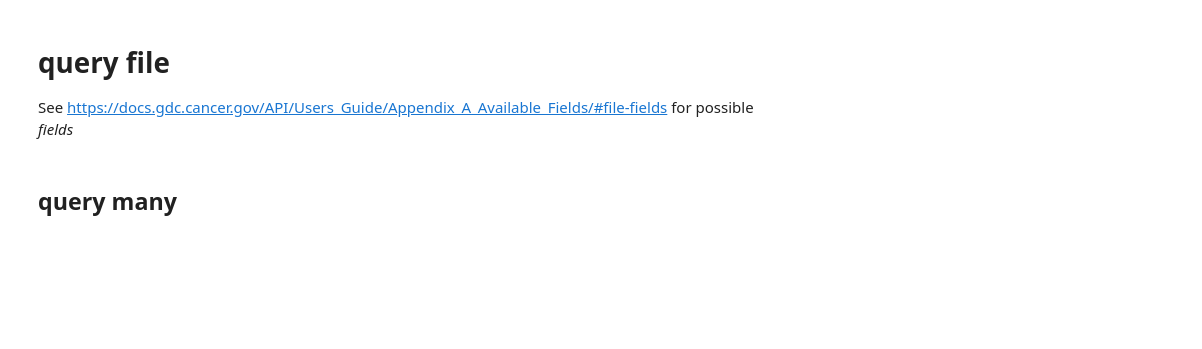
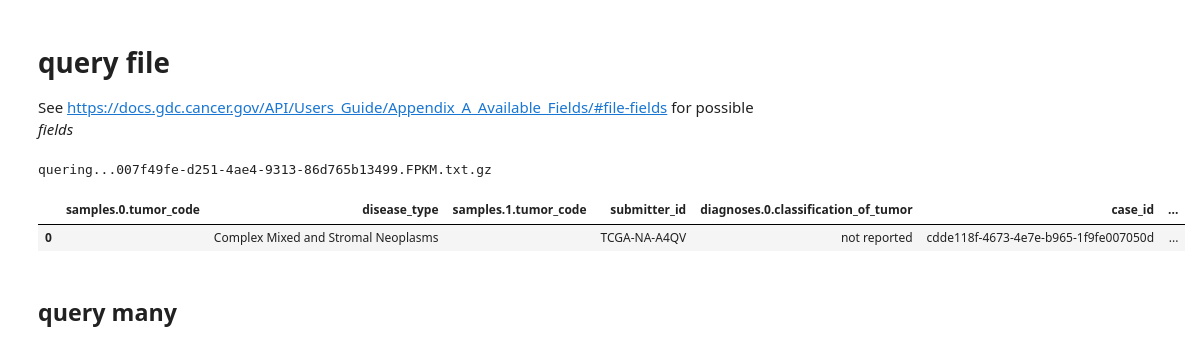
Before and after one commit to fvalle1/master_thesis, a Jupyter notebook: hSBM_bench.ipynb, the cells around one changed output. Cells and saved outputs as stored; diff of their text form; code cells hidden in the pictures; blank space fills up the shorter version.

```diff
--- a/hSBM_bench.ipynb
+++ b/hSBM_bench.ipynb
@@ -29,22 +29,0 @@ fields = ','.join(fields)
-# %%
-def queryFile(idFile):
-    filters = {
-    "op": "in",
-    "content":{
-        "field": "files.file_name",
-        "value": [idFile]
-        }
-    }
-    params = {
-    "fields": fields,
-    "filters": json.dumps(filters),
-    "format": "TSV",
-    "size": "1"
-    }
-    print("quering...%s"%idFile)
-    response = rq.get(cases_endpt, params = params)
-    #print(response.content.decode('utf-8'))
-    r = response.content.decode("utf-8").split('\r')
-    data = np.array(r[1].replace('\n','').split('\t'))
-    data = data.reshape(1,len(data))
-    return pd.DataFrame(data=data, columns=r[0].split('\t'), index=[0])
@@ -53,3 +30,9 @@ queryFile('418eab89-5e78-4be3-ba93-c9dc2a7d1c68.FPKM.txt.gz')
+# %%
+queryFile('007f49fe-d251-4ae4-9313-86d765b13499.FPKM.txt.gz')
+# %% [output]
+quering...007f49fe-d251-4ae4-9313-86d765b13499.FPKM.txt.gz
+|  | samples.0.tumor_code | disease_type | samples.1.tumor_code | submitter_id | diagnoses.0.classification_of_tumor | case_id | ... |
+| 0 |  | Complex Mixed and Stromal Neoplasms |  | TCGA-NA-A4QV | not reported | cdde118f-4673-4e7e-b965-1f9fe007050d | ... |
 # %% [markdown]
 ## query many
 # %%
```
Also changed, not shown: parts of 15 cells of this notebook, 13 other files.
